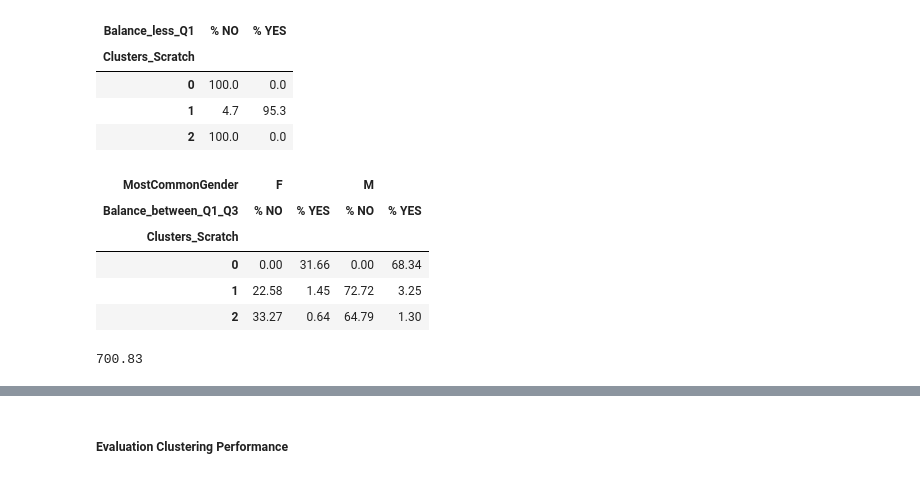
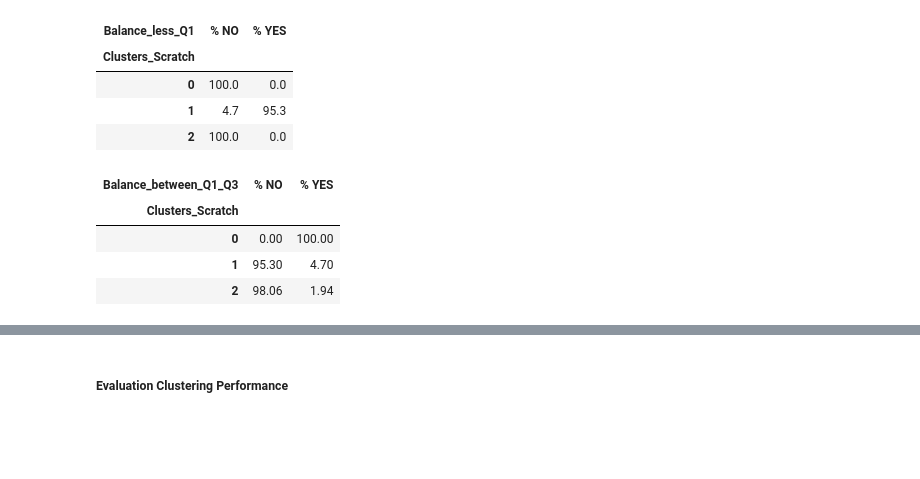
Before and after one commit to MattiaCastaldo/ADM-Homework-4, a Jupyter notebook: main.ipynb, the cells around one changed output, grey strips where cells are left out. Saved outputs shown, nothing was run; the diff lists cells and outputs as text; code cells hidden in the pictures; blank space fills up the shorter version.

```diff
--- a/main.ipynb
+++ b/main.ipynb
@@ -1048,10 +1061,3 @@ for i in range(2,5):
 Silhouette Score for k = KMeans(n_clusters=2, random_state=40): 0.290
 Silhouette Score for k = KMeans(n_clusters=3, random_state=40): 0.429
 Silhouette Score for k = KMeans(n_clusters=4, random_state=40): 0.428
-# %%
-for i in range(2,7):
-    k=KMeans(n_clusters=i,init='k-means++',random_state=40)
-    k.fit(pca_features)
-    pred = k.predict(pca_features)
-    score = metrics.silhouette_score(pca_features,pred)
-    print('Silhouette Score for k = {}: {:<.3f}'.format(k, score))
@@ -1069,7 +1071,7 @@ Intercluster distance is the distance between two data points belonging to two d
 from yellowbrick.cluster import InterclusterDistance
 
 
-model = KMeans(22)
+model = KMeans(8)
 visualizer = InterclusterDistance(model, legend_loc='upper left')
 
 visualizer.fit(pca_features)        # Fit the data to the visualizer
@@ -1258,17 +1295,12 @@ round(table2.iloc[:,0:2].div(table2.iloc[:,0:2].apply(lambda x : np.sum(x),axis=
 | 1 | 4.7 | 95.3 |
 | 2 | 100.0 | 0.0 |
 # %%
-table3 = df_kmeans.pivot_table(index='Clusters_Scratch',values='AverageBalance',columns=['MostCommonGender','Balance_between_Q1_Q3'],aggfunc='count').fillna(0)
-table3.rename(columns={0:'% NO',1:'% YES'},inplace=True)
-round(table3.iloc[:,0:4].div(table3.iloc[:,0:4].apply(lambda x : np.sum(x),axis=1),axis=0),4).mul(100)
+tableQ1_Q3 = df_kmeans.pivot_table(index='Clusters_Scratch',values='AverageBalance',columns='Balance_between_Q1_Q3',aggfunc='count').fillna(0)
+tableQ1_Q3.rename(columns={0:'% NO',1:'% YES'},inplace=True)
+round(tableQ1_Q3.iloc[:,0:4].div(tableQ1_Q3.iloc[:,0:4].apply(lambda x : np.sum(x),axis=1),axis=0),4).mul(100)
 # %% [output]
-| MostCommonGender | F |  | M |  |
-| Balance_between_Q1_Q3 | % NO | % YES | % NO | % YES |
-| Clusters_Scratch |  |  |  |  |
-| 0 | 0.00 | 31.66 | 0.00 | 68.34 |
-| 1 | 22.58 | 1.45 | 72.72 | 3.25 |
-| 2 | 33.27 | 0.64 | 64.79 | 1.30 |
+| Balance_between_Q1_Q3 | % NO | % YES |
+| Clusters_Scratch |  |  |
+| 0 | 0.00 | 100.00 |
+| 1 | 95.30 | 4.70 |
+| 2 | 98.06 | 1.94 |
-# %%
-dataset.AverageBalance.quantile(0.75)
-# %% [output]
-700.83
```
Also changed, not shown: parts of 29 cells of this notebook, 2 other files.
